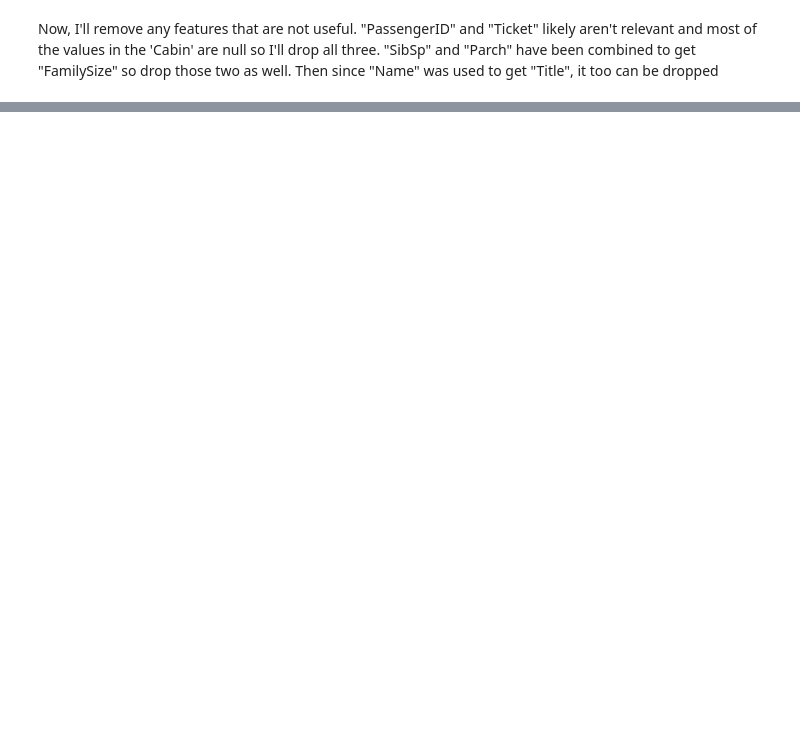
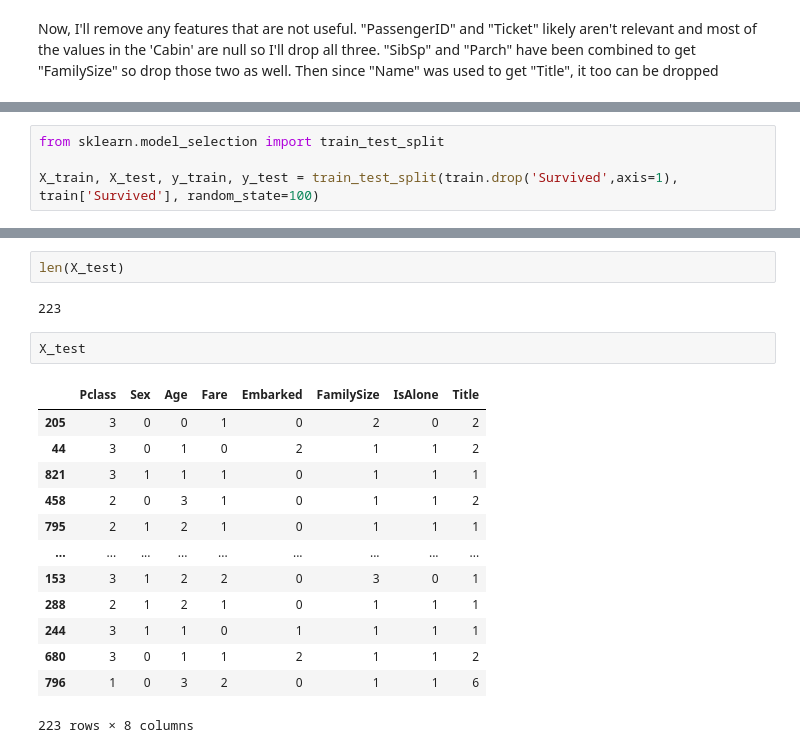
Before and after one commit to ghong25/titanic_prediction, a Jupyter notebook: titanic_prediction.ipynb, the cells around one changed output, grey strips where cells are left out. Saved outputs shown, nothing was run; the diff lists cells and outputs as text; blank space fills up the shorter version.

```diff
--- a/titanic_prediction.ipynb
+++ b/titanic_prediction.ipynb
@@ -250,0 +257,4 @@ test  = test.drop(drop_elements, axis = 1)
+# %%
+from sklearn.model_selection import train_test_split
+
+X_train, X_test, y_train, y_test = train_test_split(train.drop('Survived',axis=1), train['Survived'], random_state=100)
@@ -250,0 +275,20 @@ test  = test.drop(drop_elements, axis = 1)
+# %%
+len(X_test)
+# %% [output]
+223
+# %%
+X_test
+# %% [output]
+|  | Pclass | Sex | Age | Fare | Embarked | FamilySize | IsAlone | Title |
+| 205 | 3 | 0 | 0 | 1 | 0 | 2 | 0 | 2 |
+| 44 | 3 | 0 | 1 | 0 | 2 | 1 | 1 | 2 |
+| 821 | 3 | 1 | 1 | 1 | 0 | 1 | 1 | 1 |
+| 458 | 2 | 0 | 3 | 1 | 0 | 1 | 1 | 2 |
+| 795 | 2 | 1 | 2 | 1 | 0 | 1 | 1 | 1 |
+| ... | ... | ... | ... | ... | ... | ... | ... | ... |
+| 153 | 3 | 1 | 2 | 2 | 0 | 3 | 0 | 1 |
+| 288 | 2 | 1 | 2 | 1 | 0 | 1 | 1 | 1 |
+| 244 | 3 | 1 | 1 | 0 | 1 | 1 | 1 | 1 |
+| 680 | 3 | 0 | 1 | 1 | 2 | 1 | 1 | 2 |
+| 796 | 1 | 0 | 3 | 2 | 0 | 1 | 1 | 6 |
+223 rows × 8 columns
```
Also changed, not shown: parts of 16 cells of this notebook, 1 other file.
